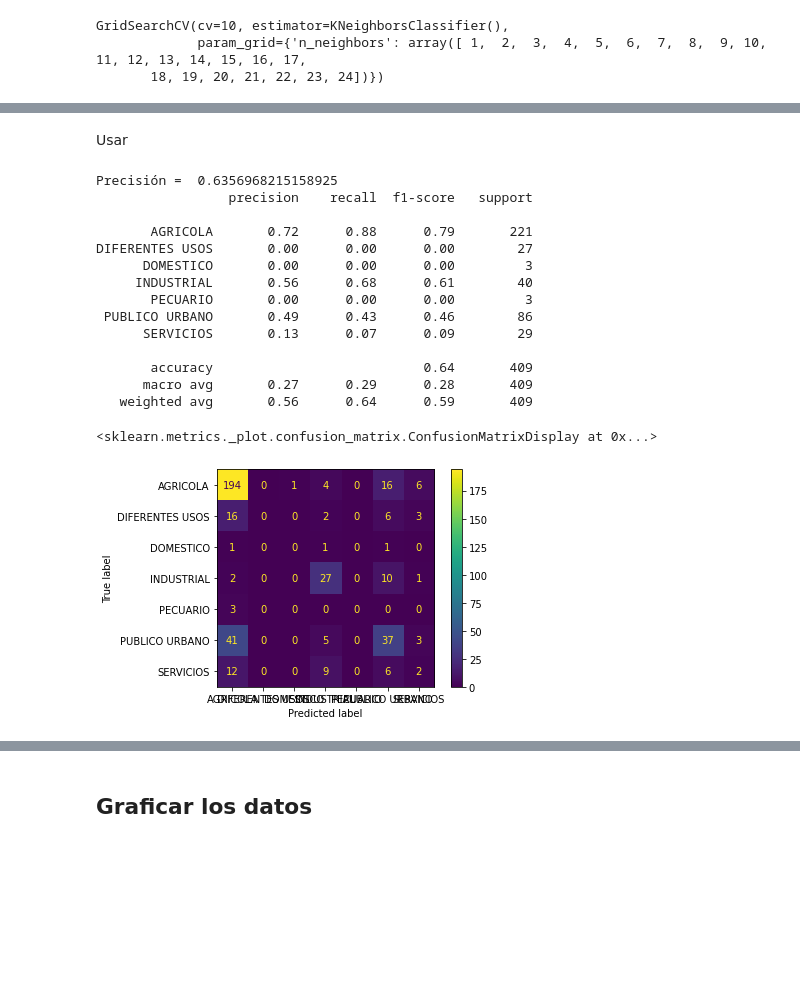
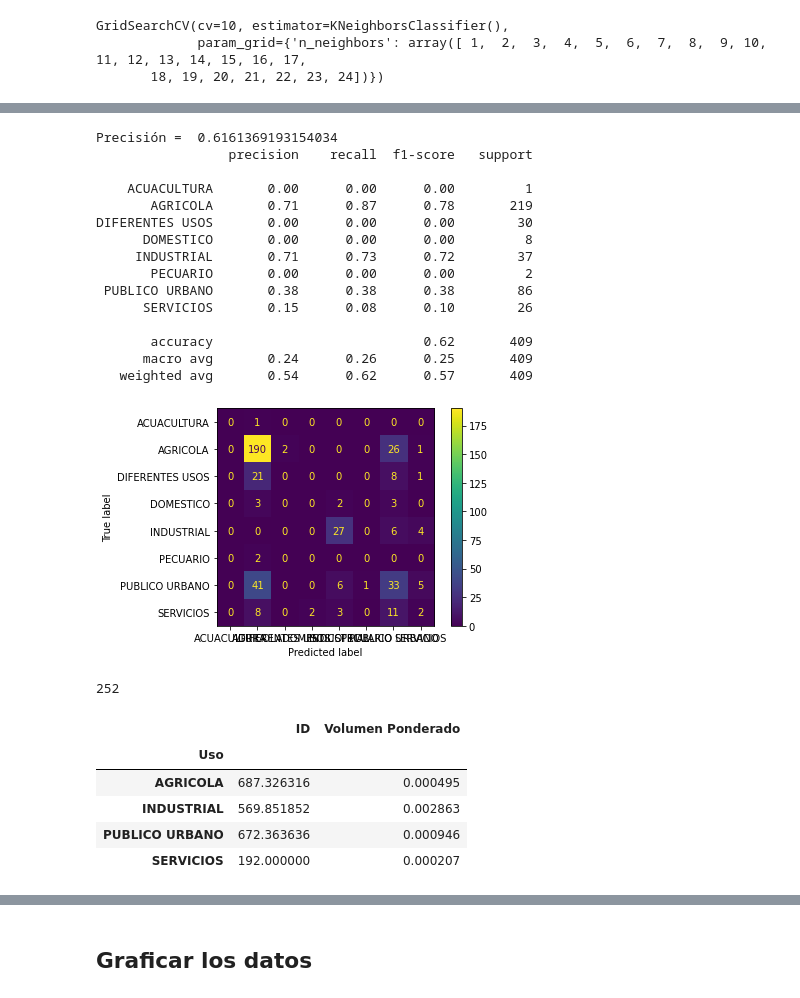
Before and after one commit to MichellMonroy/Practicas-ML, a Jupyter notebook: P3-KNN_v2.ipynb, the cells around one changed output, grey strips where cells are left out. Drawn from its saved outputs; the diff is of its cells as text; code cells hidden in the pictures; blank space fills up the shorter version.

Commit message:
Volumen ponderado incluido

```diff
--- a/P3-KNN_v2.ipynb
+++ b/P3-KNN_v2.ipynb
@@ -233,9 +224,10 @@ knn.fit(X_train, y_train)
 KNeighborsClassifier(n_neighbors=3, weights='distance')
 # %%
 # Predicción
-
-pred = knn.predict(X_test)
-y_pred = pd.Series(pred, index=y_test.index)
-print('Precisión = ', precision_score(y_test, pred, average='micro'))
-print(classification_report(y_test, pred))
-plot_confusion_matrix(knn, X_test, y_test)
+def prediccion(model, X, y):
+    pred = model.predict(X)
+    y_pred = pd.Series(pred, index=y.index)
+    print('Precisión = ', precision_score(y, y_pred, average='micro'))
+    print(classification_report(y, pred))
+    plot_confusion_matrix(model, X, y)
+    return y_pred
@@ -379,26 +378,37 @@ knn_gscv.best_score_
-# %% [markdown]
-Usar
 # %%
-knn_final = knn_gscv.best_estimator_
-pred_final = knn_final.predict(X_test)
-y_pred_final = pd.Series(pred_final)
-print('Precisión = ', precision_score(y_test, y_pred_final, average='micro'))
-print(classification_report(y_test, y_pred_final))
-plot_confusion_matrix(knn_final, X_test, y_test)
+knn_grid = knn_gscv.best_estimator_
+y_pred_grid = prediccion(knn_grid, X_test, y_test)
 # %% [output]
-Precisión =  0.6356968215158925
+Precisión =  0.6161369193154034
                  precision    recall  f1-score   support
 
-       AGRICOLA       0.72      0.88      0.79       221
-DIFERENTES USOS       0.00      0.00      0.00        27
-      DOMESTICO       0.00      0.00      0.00         3
-     INDUSTRIAL       0.56      0.68      0.61        40
-       PECUARIO       0.00      0.00      0.00         3
- PUBLICO URBANO       0.49      0.43      0.46        86
-      SERVICIOS       0.13      0.07      0.09        29
+    ACUACULTURA       0.00      0.00      0.00         1
+       AGRICOLA       0.71      0.87      0.78       219
+DIFERENTES USOS       0.00      0.00      0.00        30
+      DOMESTICO       0.00      0.00      0.00         8
+     INDUSTRIAL       0.71      0.73      0.72        37
+       PECUARIO       0.00      0.00      0.00         2
+ PUBLICO URBANO       0.38      0.38      0.38        86
+      SERVICIOS       0.15      0.08      0.10        26
 
-       accuracy                           0.64       409
-      macro avg       0.27      0.29      0.28       409
-   weighted avg       0.56      0.64      0.59       409
+       accuracy                           0.62       409
+      macro avg       0.24      0.26      0.25       409
+   weighted avg       0.54      0.62      0.57       409
-<sklearn.metrics._plot.confusion_matrix.ConfusionMatrixDisplay at 0x...>
-[figure, old version]
+[figure, new version]
+# %%
+#Obtener las etiquetas acertadas
+aux1 = match(y_test, y_pred_grid)
+len(aux1) #por ahora hay 10 etiquetas menos que en el caso anterior
+# %% [output]
+252
+# %%
+#Sacar el volumen ponderado
+volumen_pon1 = volumen(pozos, aux1, volumen_total)
+volumen_pon1.groupby('Uso').mean()
+# %% [output]
+|  | ID | Volumen Ponderado |
+| Uso |  |  |
+| AGRICOLA | 687.326316 | 0.000495 |
+| INDUSTRIAL | 569.851852 | 0.002863 |
+| PUBLICO URBANO | 672.363636 | 0.000946 |
+| SERVICIOS | 192.000000 | 0.000207 |
```
Also changed, not shown: parts of 47 cells of this notebook.
